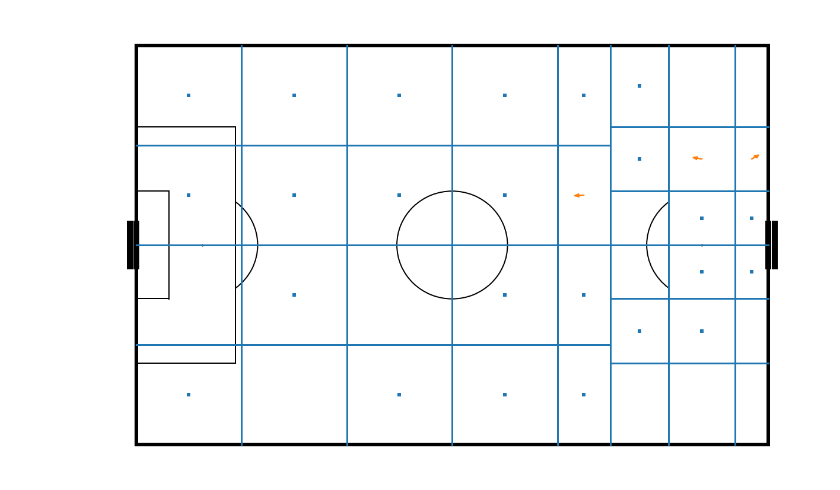
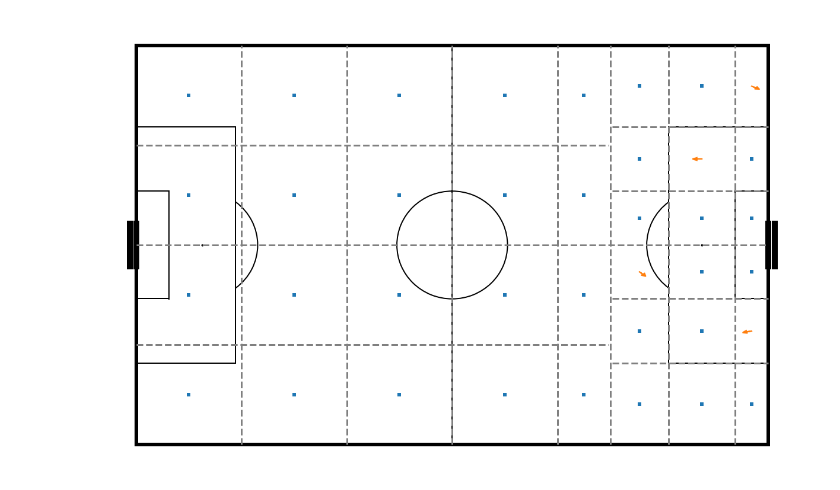
Before and after one commit to nvsclub/SoccerActionsSim, a Jupyter notebook: 022 Visualizating strategy.ipynb, the cells around one changed output. Saved outputs shown, nothing was run; the diff lists cells and outputs as text; code cells hidden in the pictures.

```diff
--- a/022 Visualizating strategy.ipynb
+++ b/022 Visualizating strategy.ipynb
@@ -101,26 +68,27 @@ df['a'] = [study.best_params['a'+str(i)] for i in range(38)]
+# %%
+df = pd.read_csv('saved_models/optuna_results.csv')
 # %%
 draw.pitch()
 scouter_shots = df[df.action < 0.5]
 scouter_passes = df[df.action >= 0.5]
 plt.scatter(scouter_shots.x, scouter_shots.y, s = 10, c = 'C0', marker = 's', linewidth=0);
 for i, row in scouter_passes.iterrows():
-    if i%6 == 0:
-        plt.arrow(row['x'], row['y'], 1.5*row.r/abs(row.r) * np.cos((row.a - 0.5) * 2 * np.pi), 1.5*row.r/abs(row.r) * np.sin((row.a - 0.5) * 2 * np.pi), length_includes_head = True, head_width = .7, head_length = .7, color = 'C1')
+    plt.arrow(row['x'], row['y'], 1.5*row.r/abs(row.r) * np.cos((row.a - 0.5) * 2 * np.pi), 1.5*row.r/abs(row.r) * np.sin((row.a - 0.5) * 2 * np.pi), length_includes_head = True, head_width = .7, head_length = .7, color = 'C1')
 
 plt.axvline(16.66, ymin=0.0455, ymax=0.9545, linestyle='--', color='grey')
 plt.axvline(33.33, ymin=0.0455, ymax=0.9545, linestyle='--', color='grey')
 plt.axvline(50, ymin=0.0455, ymax=0.9545, linestyle='--', color='grey')
 plt.axvline(66.66, ymin=0.0455, ymax=0.9545, linestyle='--', color='grey')
 plt.axvline(75, ymin=0.0455, ymax=0.9545, linestyle='--', color='grey')
 plt.axvline(84.28, ymin=0.0455, ymax=0.9545, linestyle='--', color='grey')
 plt.axvline(94.76, ymin=0.0455, ymax=0.9545, linestyle='--', color='grey')
 
 plt.axhline(25, xmin=0.0455, xmax=0.725, linestyle='--', color='grey')
 plt.axhline(50, xmin=0.0455, xmax=0.9545, linestyle='--', color='grey')
 plt.axhline(75, xmin=0.0455, xmax=0.725, linestyle='--', color='grey')
 plt.axhline(20.37, xmin=0.73, xmax=0.9545, linestyle='--', color='grey')
 plt.axhline(36.53, xmin=0.73, xmax=0.9545, linestyle='--', color='grey')
 plt.axhline(63.47, xmin=0.73, xmax=0.9545, linestyle='--', color='grey')
 plt.axhline(79.63, xmin=0.73, xmax=0.9545, linestyle='--', color='grey');
 # %% [output]
-[figure, old version]
+[figure, new version]
```
Also changed, not shown: parts of 2 cells of this notebook, 1 other file.
